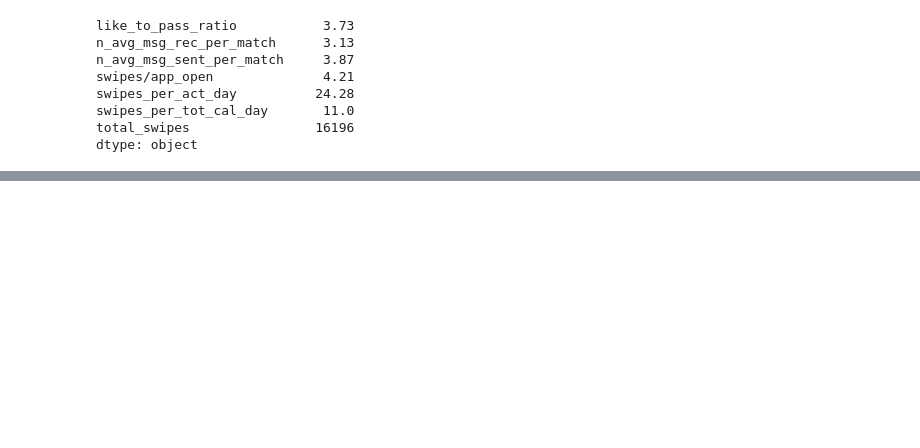
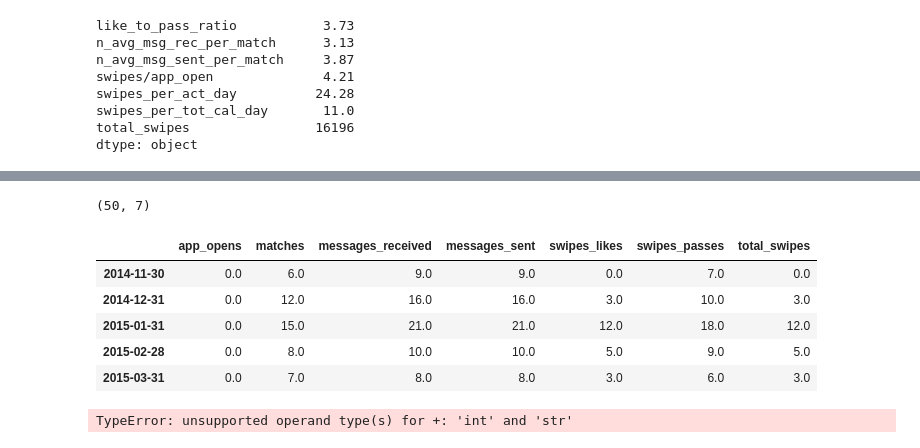
Before and after one commit to malctaylor15/Tinder_dash, a Jupyter notebook: Notebooks/Demo Charts v1.ipynb, the cells around one changed output, grey strips where cells are left out. Cells and saved outputs as stored; diff of their text form; code cells hidden in the pictures; blank space fills up the shorter version.

```diff
--- a/Notebooks/Demo Charts v1.ipynb
+++ b/Notebooks/Demo Charts v1.ipynb
@@ -221,0 +278,5 @@ def create_plots(flag_over_time, flag_name):
+# %%
+sums  = []
+for k,v in usage_gb:
+    print(k)
+    sums.append(v.apply(calc_sum_0))
@@ -221,0 +301,24 @@ def create_plots(flag_over_time, flag_name):
+# %%
+totals = pd.concat(sums,axis=1)
+# %%
+totals= totals.transpose()
+# %%
+totals.index = usage_gb.groups.keys()
+# %%
+totals.shape
+# %% [output]
+(50, 7)
+# %%
+totals.head()
+# %% [output]
+|  | app_opens | matches | messages_received | messages_sent | swipes_likes | swipes_passes | total_swipes |
+| 2014-11-30 | 0.0 | 6.0 | 9.0 | 9.0 | 0.0 | 7.0 | 0.0 |
+| 2014-12-31 | 0.0 | 12.0 | 16.0 | 16.0 | 3.0 | 10.0 | 3.0 |
+| 2015-01-31 | 0.0 | 15.0 | 21.0 | 21.0 | 12.0 | 18.0 | 12.0 |
+| 2015-02-28 | 0.0 | 8.0 | 10.0 | 10.0 | 5.0 | 9.0 | 5.0 |
+| 2015-03-31 | 0.0 | 7.0 | 8.0 | 8.0 | 3.0 | 6.0 | 3.0 |
+# %%
+# Not working 3/30 -- wish it were
+usage_gb[list(usage_df.columns)].apply(calc_sum_0)
+# %% [output]
+TypeError: unsupported operand type(s) for +: 'int' and 'str'
```
Also changed, not shown: parts of 30 cells of this notebook, 1 other file.
